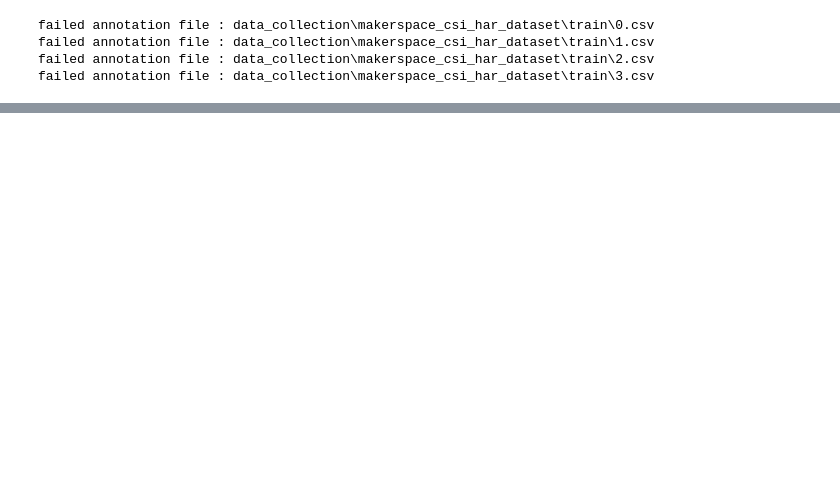
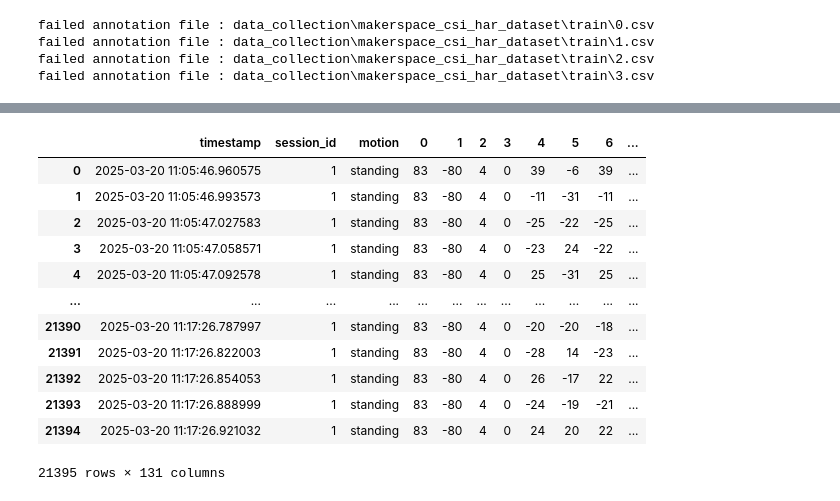
Before and after one commit to ProProcer/csi-project, a Jupyter notebook: parsing_data.ipynb, the cells around one changed output, grey strips where cells are left out. Drawn from its saved outputs; the diff is of its cells as text; code cells hidden in the pictures; blank space fills up the shorter version.

```diff
--- a/parsing_data.ipynb
+++ b/parsing_data.ipynb
@@ -207,0 +225,16 @@ Timedelta('0 days 00:09:57.838727')
+# %%
+df.loc[df.session_id == 1]
+# %% [output]
+|  | timestamp | session_id | motion | 0 | 1 | 2 | 3 | 4 | 5 | 6 | ... |
+| 0 | 2025-03-20 11:05:46.960575 | 1 | standing | 83 | -80 | 4 | 0 | 39 | -6 | 39 | ... |
+| 1 | 2025-03-20 11:05:46.993573 | 1 | standing | 83 | -80 | 4 | 0 | -11 | -31 | -11 | ... |
+| 2 | 2025-03-20 11:05:47.027583 | 1 | standing | 83 | -80 | 4 | 0 | -25 | -22 | -25 | ... |
+| 3 | 2025-03-20 11:05:47.058571 | 1 | standing | 83 | -80 | 4 | 0 | -23 | 24 | -22 | ... |
+| 4 | 2025-03-20 11:05:47.092578 | 1 | standing | 83 | -80 | 4 | 0 | 25 | -31 | 25 | ... |
+| ... | ... | ... | ... | ... | ... | ... | ... | ... | ... | ... | ... |
+| 21390 | 2025-03-20 11:17:26.787997 | 1 | standing | 83 | -80 | 4 | 0 | -20 | -20 | -18 | ... |
+| 21391 | 2025-03-20 11:17:26.822003 | 1 | standing | 83 | -80 | 4 | 0 | -28 | 14 | -23 | ... |
+| 21392 | 2025-03-20 11:17:26.854053 | 1 | standing | 83 | -80 | 4 | 0 | 26 | -17 | 22 | ... |
+| 21393 | 2025-03-20 11:17:26.888999 | 1 | standing | 83 | -80 | 4 | 0 | -24 | -19 | -21 | ... |
+| 21394 | 2025-03-20 11:17:26.921032 | 1 | standing | 83 | -80 | 4 | 0 | 24 | 20 | 22 | ... |
+21395 rows × 131 columns
```
Also changed, not shown: parts of 6 cells of this notebook, 1 other file.
